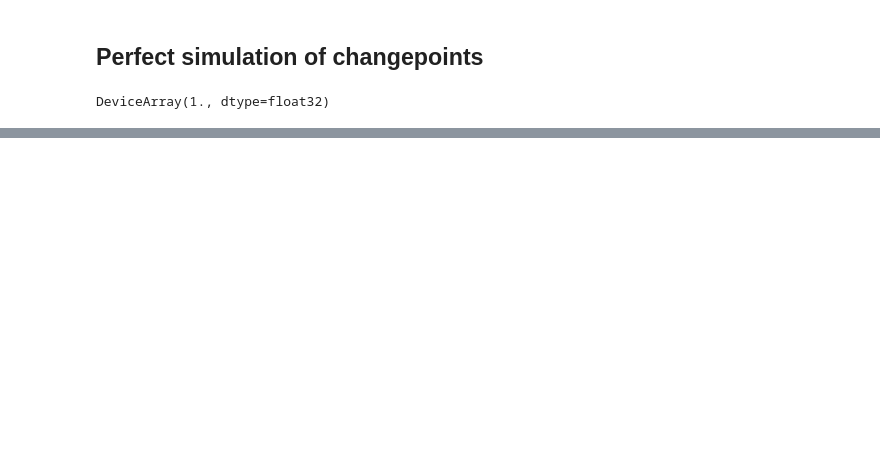
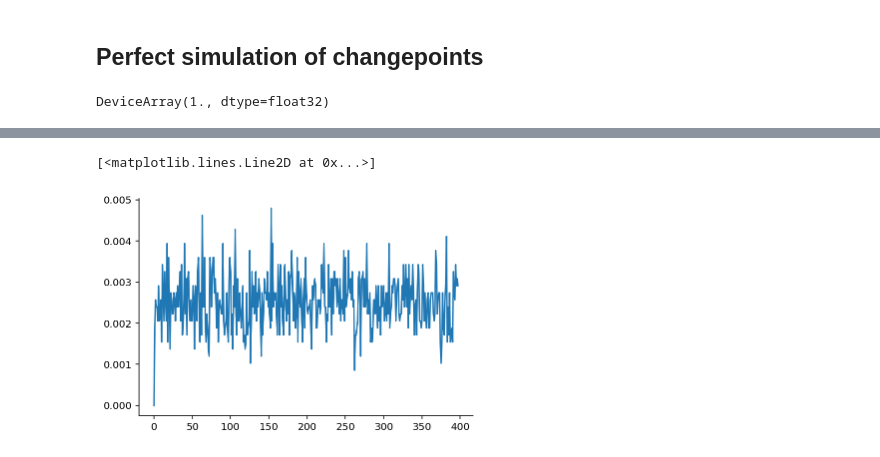
Before and after one commit to gerdm/misc, a Jupyter notebook: 2022-04/exact-bayesian-inference-changepoint.ipynb, the cells around one changed output, grey strips where cells are left out. Saved outputs shown, nothing was run; the diff lists cells and outputs as text; code cells hidden in the pictures; blank space fills up the shorter version.

```diff
--- a/2022-04/exact-bayesian-inference-changepoint.ipynb
+++ b/2022-04/exact-bayesian-inference-changepoint.ipynb
@@ -259,0 +352,2 @@ ax.plot(t * 400, y_block, c="tab:red")
+# %%
+t=1
@@ -259,0 +359,10 @@ ax.plot(t * 400, y_block, c="tab:red")
+# %%
+nt_new = jnp.bincount(sampled_changes, length=T)
+nt = nt.at[t].set(0)
+nt = nt + nt_new
+# %%
+for t in range(2, T - 2):
+    sampled_changes = jax.random.choice(keys[t], T, (nt[t],), p=jnp.exp(logp[t]))
+    nt_new = jnp.bincount(sampled_changes, length=T)
+#     nt = nt.at[t].set(0)
+    nt = nt + nt_new
@@ -259,0 +393,5 @@ ax.plot(t * 400, y_block, c="tab:red")
+# %%
+plt.plot(nt[1:-1] / nt[1:-1].sum())
+# %% [output]
+[<matplotlib.lines.Line2D at 0x...>]
+[figure, added]
```
Also changed, not shown: parts of 28 cells of this notebook.
